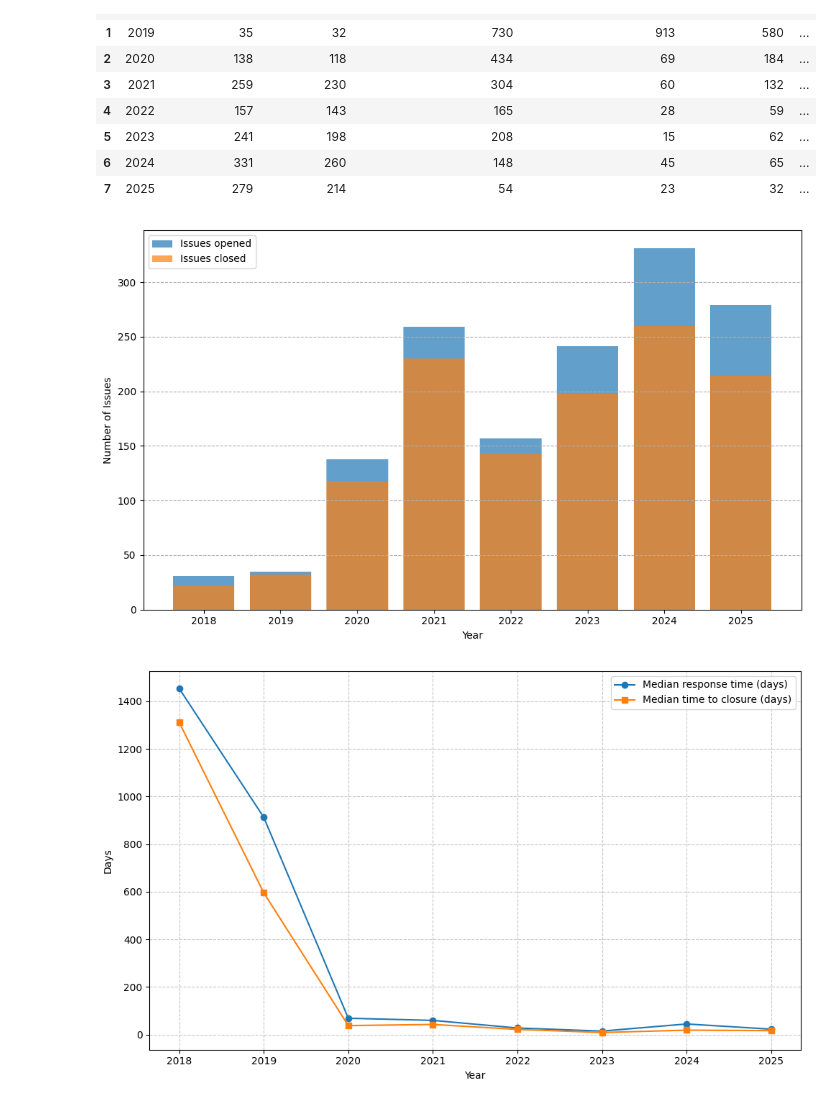
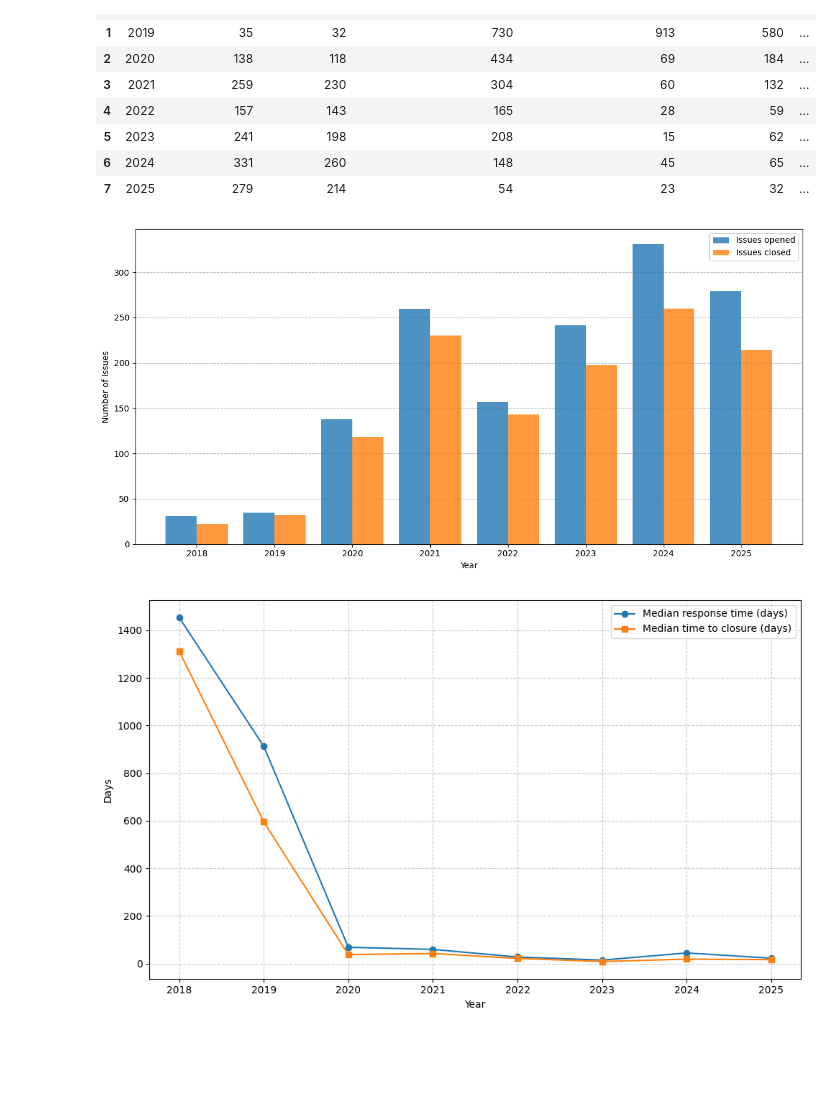
Before and after one commit to shawntanzk/cl-manuscript, a Jupyter notebook: github-stats/github-stats.ipynb, the cells around one changed output. Saved outputs shown, nothing was run; the diff lists cells and outputs as text; code cells hidden in the pictures; blank space fills up the shorter version.

Commit message:
change issues figure

```diff
--- a/github-stats/github-stats.ipynb
+++ b/github-stats/github-stats.ipynb
@@ -53,23 +53,27 @@ issues
 | 6 | 2024 | 331 | 260 | 148 | 45 | 65 | ... |
 | 7 | 2025 | 279 | 214 | 54 | 23 | 32 | ... |
 # %%
-# Bar plot of issues close and open over years
+# Bar plot of issues closed and open over years
 
 bar_width = 0.4
 
-plt.figure(figsize=(10, 6))
-plt.bar(issues['Year'], issues['Issues opened'], label='Issues opened', alpha=0.7)
-plt.bar(issues['Year'], issues['Issues closed'], label='Issues closed', alpha=0.7)
+plt.figure(figsize=(12, 6))
 
+x = np.arange(len(issues['Year']))
+
+plt.bar(x - bar_width/2, issues['Issues opened'], bar_width, label='Issues opened', alpha=0.8, zorder=2)
+plt.bar(x + bar_width/2, issues['Issues closed'], bar_width, label='Issues closed', alpha=0.8, zorder=2)
+
+plt.xticks(x, issues['Year'])
 plt.xlabel('Year')
 plt.ylabel('Number of Issues')
 plt.legend()
-plt.grid(axis='y', linestyle='--')
+plt.grid(axis='y', linestyle='--', zorder=1)
 plt.tight_layout()
 plt.savefig("../figs/github_issues.png", dpi=300, bbox_inches="tight")
 plt.show()
 # %% [output]
-[figure, old version]
+[figure, new version]
 # %%
 plt.figure(figsize=(10, 6))
 plt.plot(issues['Year'], issues['Median response time (d)'], marker='o', label='Median response time (days)')
```
Also changed, not shown: parts of 1 cell of this notebook, 1 other file.
